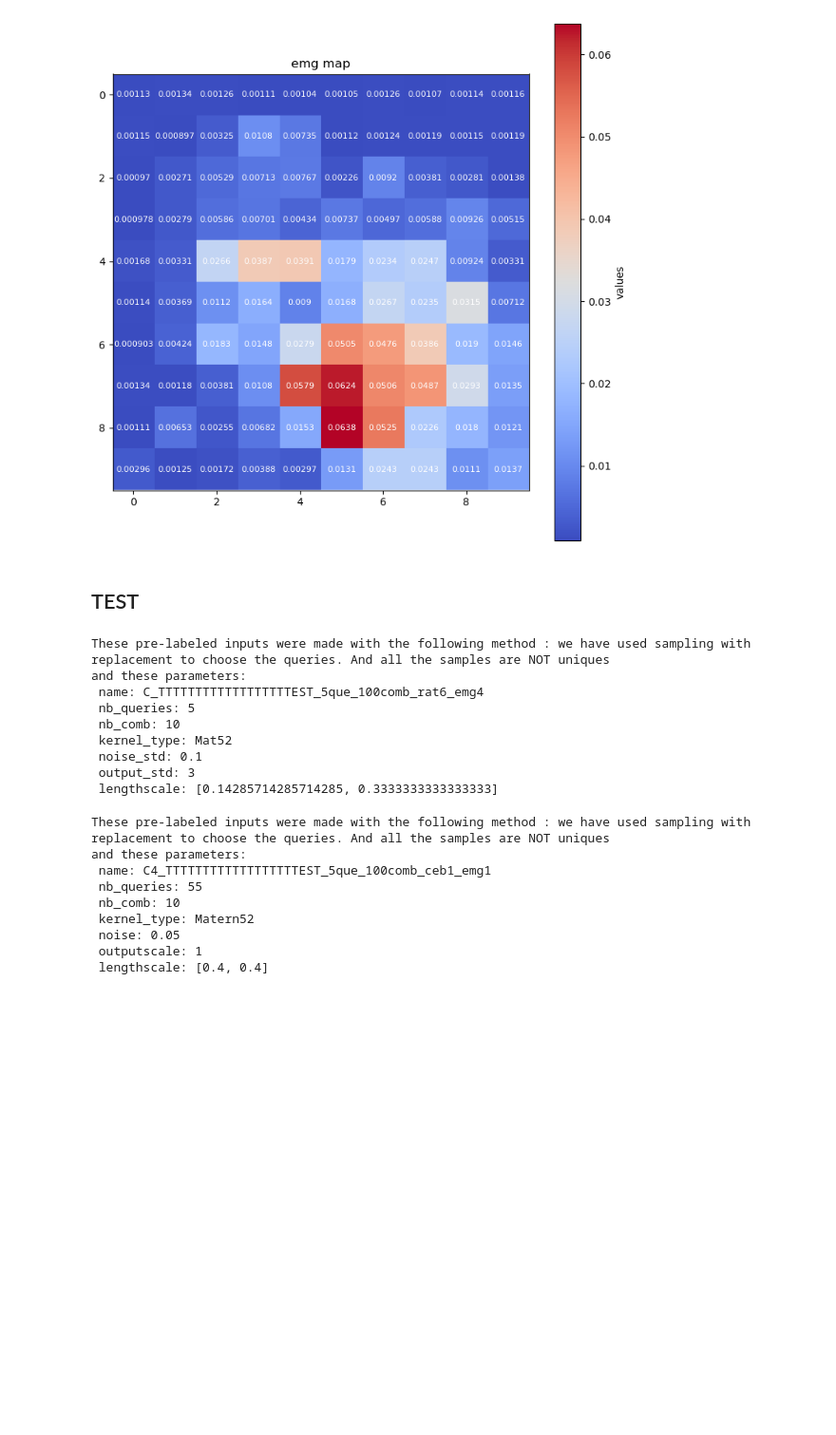
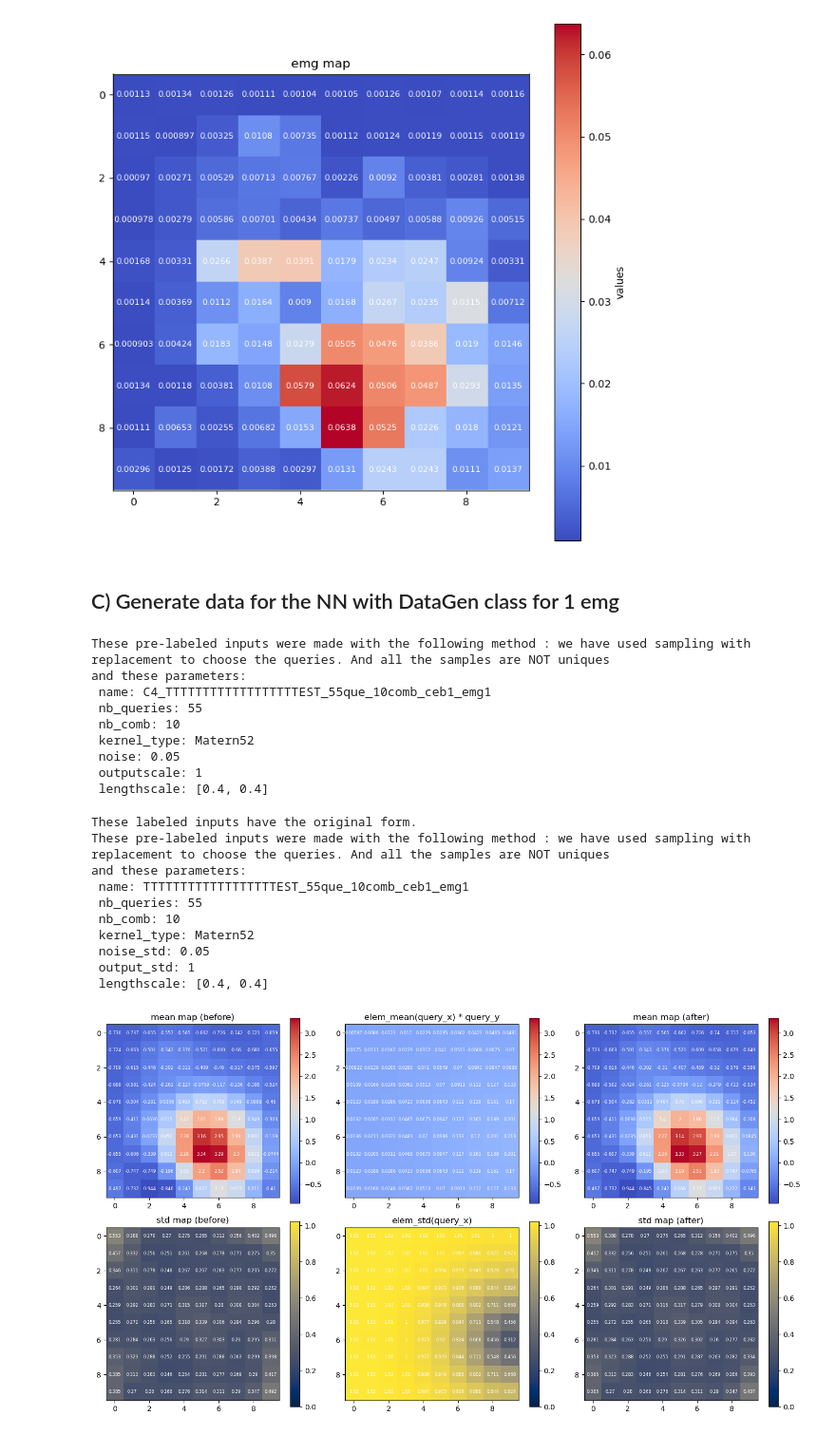
Before and after one commit to theodore2leusse/NNonlineGP, a Jupyter notebook: generate_dataset.ipynb, the cells around one changed output. Shown at 95% size. Saved outputs shown, nothing was run; the diff lists cells and outputs as text; code cells hidden in the pictures; blank space fills up the shorter version.

Commit message:
generate training valisation test sets

```diff
--- a/generate_dataset.ipynb
+++ b/generate_dataset.ipynb
@@ -41,5 +41,3 @@ if np.isnan(map_emg).any():
 map_plot(map_emg, 'emg map', figsize=(9,9))
 # %% [output]
 [figure]
-# %% [markdown]
-## TEST
@@ -48,66 +44,80 @@ name = 'TTTTTTTTTTTTTTTTTTEST_5que_100comb_ceb1_emg1'
+# %% [markdown]
+## C) Generate data for the NN with DataGen class for 1 emg
 # %%
-# dg = DataGen(map_emg)
-# dg.generate_pre_labeled_inputs(name=name, nb_queries=5, nb_comb=10,
-#                                kernel_type='Mat52', noise_std=0.1,
-#                                output_std=3, lengthscale=[1.*1/7, 1.*1/3],
-#                                combination=False, combination_without_rep=False
-#                                )
-# dg.format_labeled_inputs(name=name)
+name = 'TTTTTTTTTTTTTTTTTTEST_55que_10comb_ceb1_emg1'
+
+dg = DataGen(map_emg)
+dg.generate_pre_labeled_inputs(name=name, nb_queries=55, nb_comb=10,
+                            kernel_type='Matern52', noise=0.05,
+                            outputscale=1, lengthscale=[0.4, 0.4], using_GPytorch=True)
+dg.format_labeled_inputs(name=name)
 # %% [output]
 These pre-labeled inputs were made with the following method : we have used sampling with replacement to choose the queries. And all the samples are NOT uniques
 and these parameters:
- name: C_TTTTTTTTTTTTTTTTTTEST_5que_100comb_rat6_emg4
- nb_queries: 5
+ name: C4_TTTTTTTTTTTTTTTTTTEST_55que_10comb_ceb1_emg1
+ nb_queries: 55
  nb_comb: 10
- kernel_type: Mat52
- noise_std: 0.1
- output_std: 3
- lengthscale: [0.14285714285714285, 0.3333333333333333]
+ kernel_type: Matern52
+ noise: 0.05
+ outputscale: 1
+ lengthscale: [0.4, 0.4]
-# %%
-dg = DataGen(map_emg)
-dg.generate_pre_labeled_inputs(name=name, nb_queries=55, nb_comb=10,
-                            kernel_type='Matern52', noise=0.05,
-                            outputscale=1, lengthscale=[0.4, 0.4], using_GPytorch=True)
-dg.format_labeled_inputs(name=name)
-# %% [output]
-These pre-labeled inputs were made with the following method : we have used sampling with replacement to choose the queries. And all the samples are NOT uniques
-and these parameters:
- name: C4_TTTTTTTTTTTTTTTTTTEST_5que_100comb_ceb1_emg1
- nb_queries: 55
- nb_comb: 10
- kernel_type: Matern52
- noise: 0.05
- outputscale: 1
- lengthscale: [0.4, 0.4]
 # %%
 def concatenate_dataset(input_files):
     """
     Concatène les données de plusieurs fichiers.
 
     Args:
         input_files (list of str): Liste des chemins des fichiers à charger.
     """
     # Initialisation des listes pour stocker les données concaténées
     all_train_input = []
     all_train_label = []
     all_descriptions = []
 
     # Charger et concaténer les données
     for file in input_files:
         loaded_data = torch.load(file, weights_only=True)
         all_train_input.append(loaded_data["train_input"])
         all_train_label.append(loaded_data["train_label"])
         all_descriptions.append(loaded_data["description"])
 
     # Concaténer les tenseurs et les listes
     concatenated_train_input = torch.cat(all_train_input, dim=0)
     concatenated_train_label = torch.cat(all_train_label, dim=0)
     concatenated_description = "; ".join(all_descriptions)
 
     # Sauvegarder les données concaténées
     output_data = {
         "train_input": concatenated_train_input,
         "train_label": concatenated_train_label,
         "description": concatenated_description,
     }
     return(output_data)
+
+input_files = [f'dataset/single_map/og_C4_TTTTTTTTTTTTTTTTTTEST_55que_10comb_ceb1_emg1.pth',
+              ]
+
+# Load the saved data from a .pth file using PyTorch
+loaded_data_2 = concatenate_dataset(input_files)
+# The 'weights_only=True' argument ensures that only the model weights (not the entire model) are loaded
+
+# Access the tensors and the description from the loaded data
+test_input = loaded_data_2["train_input"]  # The input data for training
+test_label = loaded_data_2["train_label"]  # The corresponding labels for the training data
+loaded_description = loaded_data_2["description"]  # The description or metadata associated with the data
+
+print(loaded_description)
+
+labeled_inputs_plot(test_input, test_label, comb_idx=2, values=True, figsize=(14,8))
+# %% [output]
+These labeled inputs have the original form.
+These pre-labeled inputs were made with the following method : we have used sampling with replacement to choose the queries. And all the samples are NOT uniques
+and these parameters:
+ name: TTTTTTTTTTTTTTTTTTEST_55que_10comb_ceb1_emg1
+ nb_queries: 55
+ nb_comb: 10
+ kernel_type: Matern52
+ noise_std: 0.05
+ output_std: 1
+ lengthscale: [0.4, 0.4]
+[figure, added]
```
Also changed, not shown: parts of 24 cells of this notebook, 1 other file.
